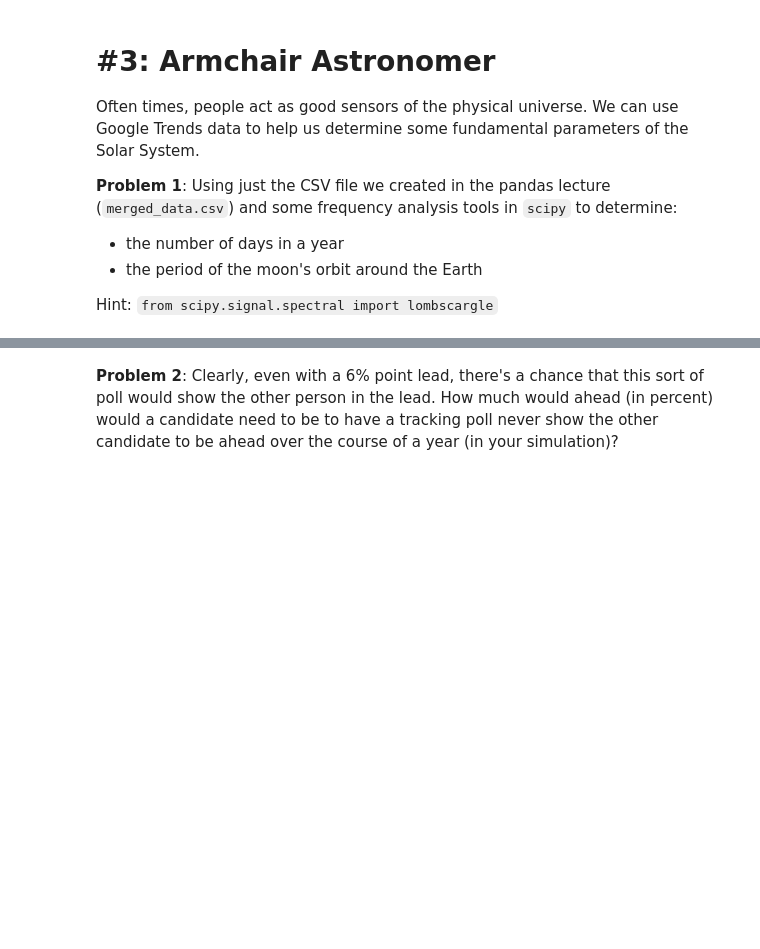
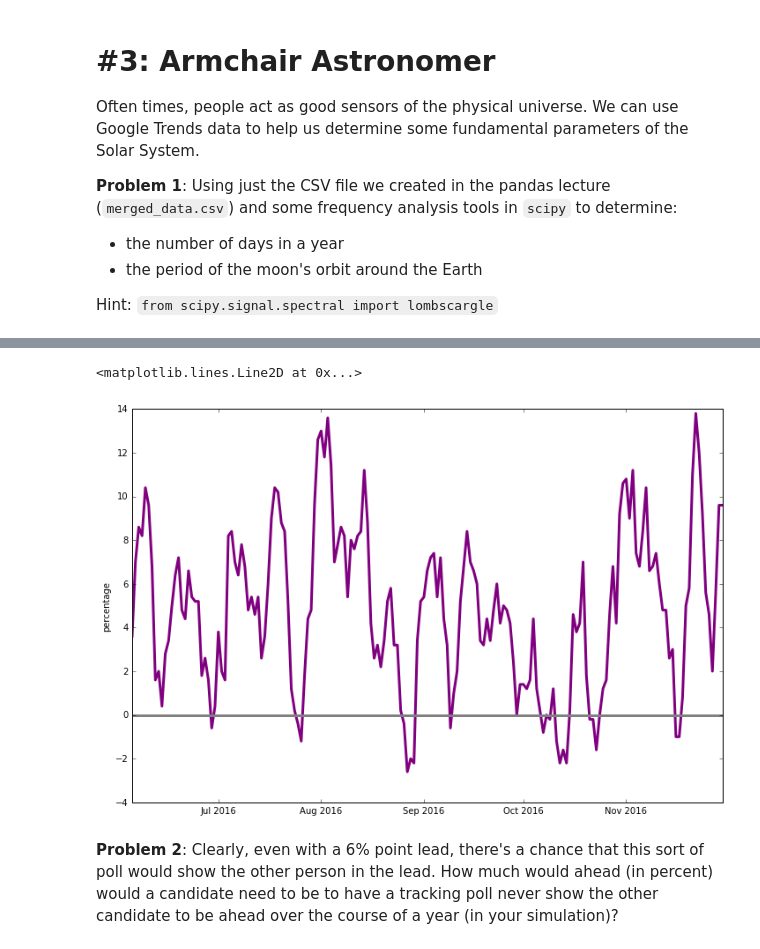
Before and after one commit to flyflyjean/python-ay250-homeworks, a Jupyter notebook: hw_1/hw_1_assignment.ipynb, the cells around one changed output, grey strips where cells are left out. Saved outputs shown, nothing was run; the diff lists cells and outputs as text; code cells hidden in the pictures; blank space fills up the shorter version.

```diff
--- a/hw_1/hw_1_assignment.ipynb
+++ b/hw_1/hw_1_assignment.ipynb
@@ -362,2 +498,14 @@ https://twitter.com/NateSilver538/status/769565612955824128
+# %%
+daterange = pd.date_range('06/01/2016', '11/30/2016')
+clinton_1d = pd.Series([np.random.binomial(200, 0.53)  for i in range(len(daterange))], index=daterange)
+lead_1d = pd.Series( [100*(2 * clinton_1d[i] - 200) / 200 for i in range(len(daterange))], index = daterange)
+lead_5d = lead_1d.rolling(window=5).mean()
+plt.figure(figsize=(12,8))
+plt.plot(lead_5d, linewidth = 3.0, color = 'purple')
+plt.ylabel('percentage')
+plt.axhline(linewidth = 3.0, color = 'gray')
+# %% [output]
+<matplotlib.lines.Line2D at 0x...>
+[figure, added]
 # %% [markdown]
 **Problem 2**: Clearly, even with a 6% point lead, there's a chance that this sort of poll would show the other person in the lead. How much would ahead (in percent) would a candidate need to be to have a tracking poll never show the other candidate to be ahead over the course of a year (in your simulation)?
```
Also changed, not shown: parts of 30 cells of this notebook.
